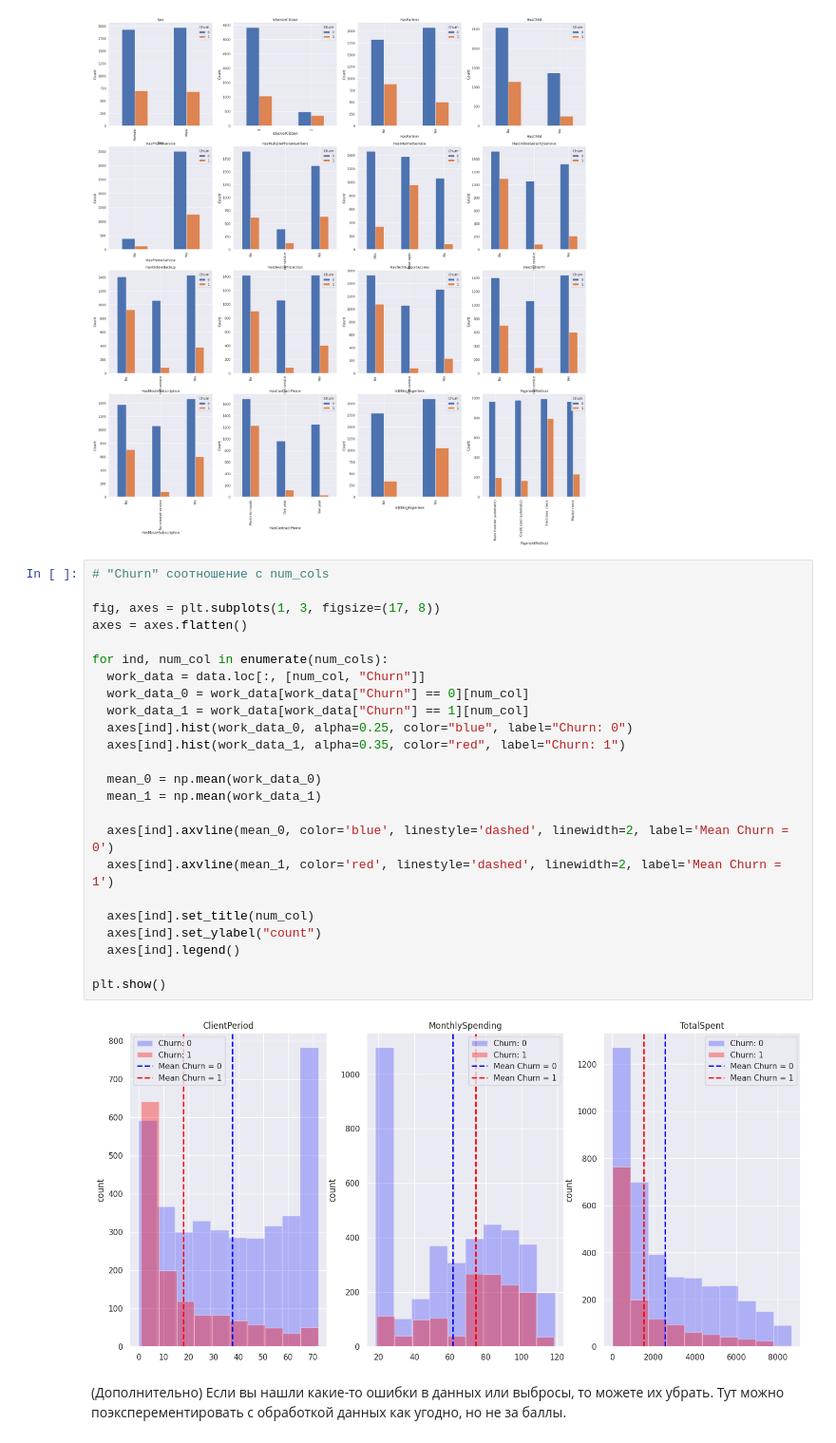
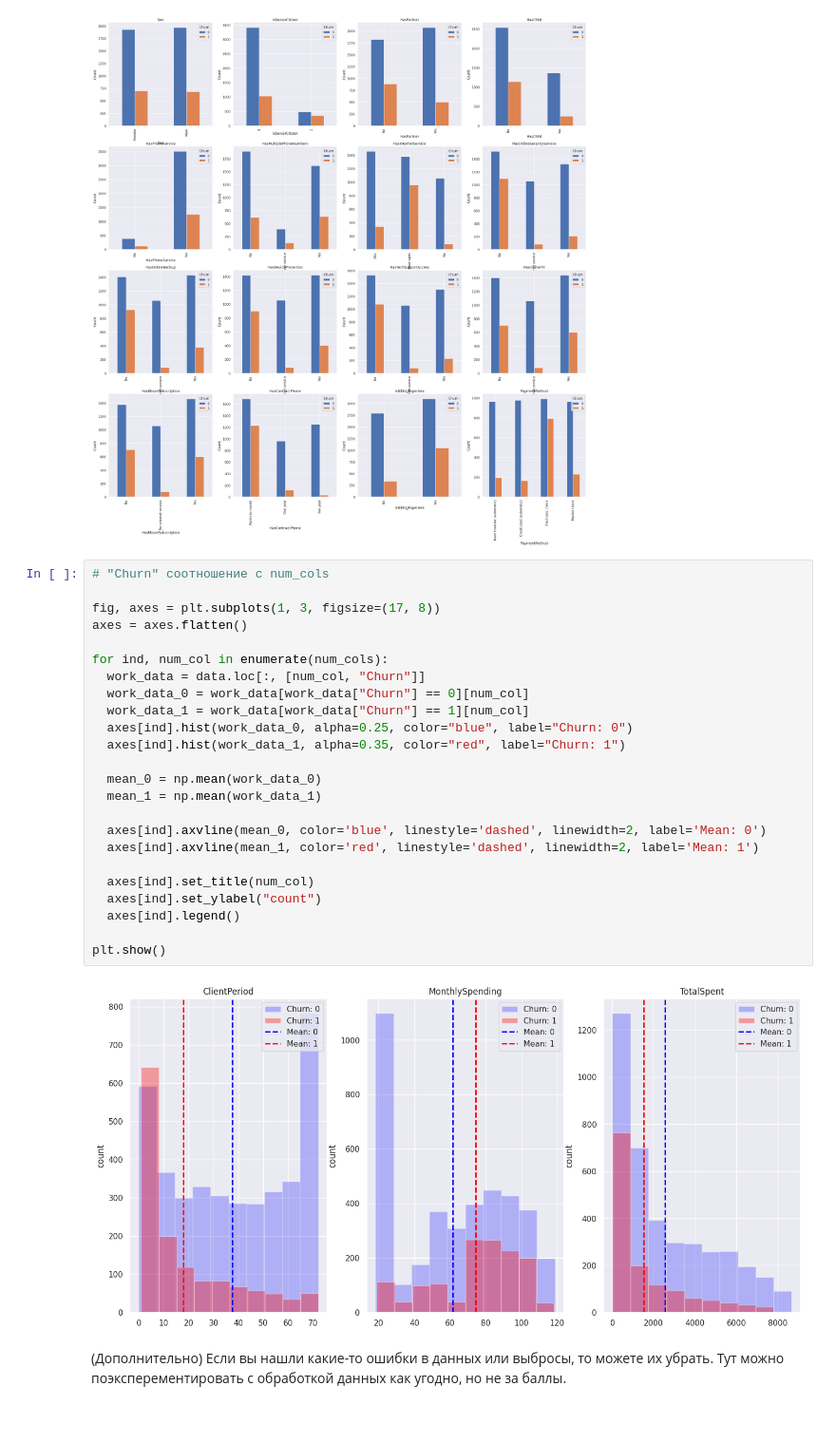
Before and after one commit to Prototype721/MFTI_course, a Jupyter notebook: week_03_composition_model_selection/Homework/hw_3_kaggle.ipynb, the cells around one changed output. Shown at 95% size. Drawn from its saved outputs; the diff is of its cells as text.

```diff
--- a/week_03_composition_model_selection/Homework/hw_3_kaggle.ipynb
+++ b/week_03_composition_model_selection/Homework/hw_3_kaggle.ipynb
@@ -274,29 +274,29 @@ plt.show()
 # %%
 # "Churn" соотношение с num_cols
 
 fig, axes = plt.subplots(1, 3, figsize=(17, 8))
 axes = axes.flatten()
 
 for ind, num_col in enumerate(num_cols):
   work_data = data.loc[:, [num_col, "Churn"]]
   work_data_0 = work_data[work_data["Churn"] == 0][num_col]
   work_data_1 = work_data[work_data["Churn"] == 1][num_col]
   axes[ind].hist(work_data_0, alpha=0.25, color="blue", label="Churn: 0")
   axes[ind].hist(work_data_1, alpha=0.35, color="red", label="Churn: 1")
 
   mean_0 = np.mean(work_data_0)
   mean_1 = np.mean(work_data_1)
 
-  axes[ind].axvline(mean_0, color='blue', linestyle='dashed', linewidth=2, label='Mean Churn = 0')
-  axes[ind].axvline(mean_1, color='red', linestyle='dashed', linewidth=2, label='Mean Churn = 1')
+  axes[ind].axvline(mean_0, color='blue', linestyle='dashed', linewidth=2, label='Mean: 0')
+  axes[ind].axvline(mean_1, color='red', linestyle='dashed', linewidth=2, label='Mean: 1')
 
   axes[ind].set_title(num_col)
   axes[ind].set_ylabel("count")
   axes[ind].legend()
 
 plt.show()
 # %% [output]
-[figure, old version]
+[figure, new version]
 # %% [markdown]
 (Дополнительно) Если вы нашли какие-то ошибки в данных или выбросы, то можете их убрать. Тут можно поэксперементировать с обработкой данных как угодно, но не за баллы.
 # %%
```
